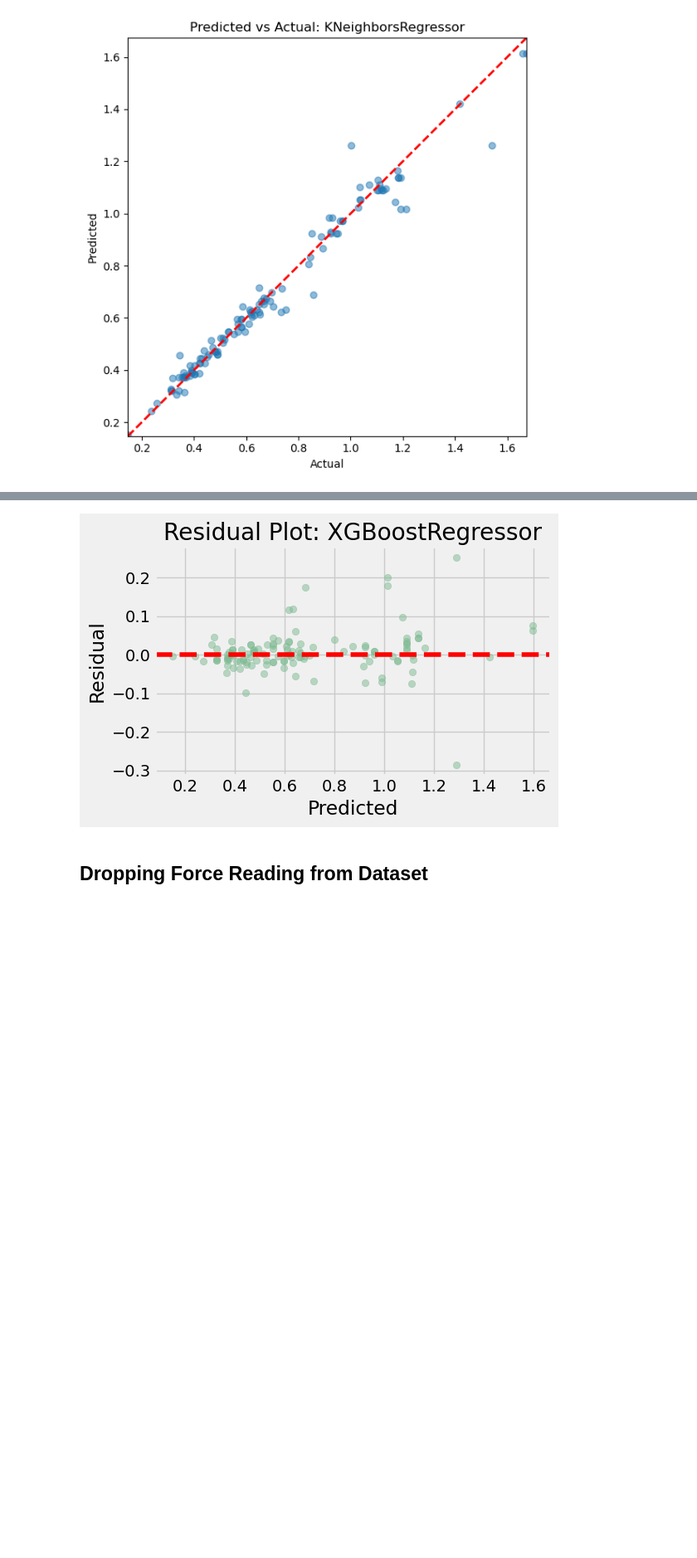
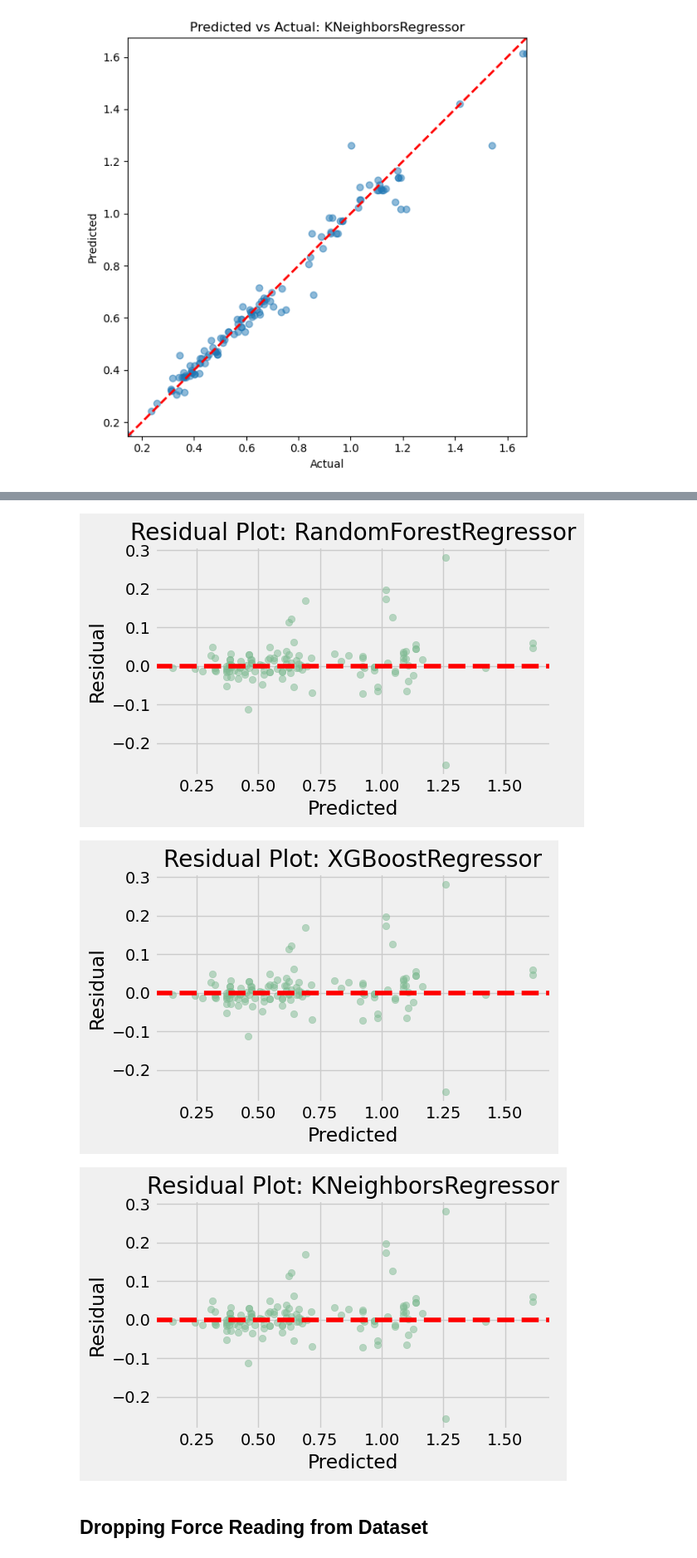
Before and after one commit to BraynerSantos/Surface_Roughness, a Jupyter notebook: notebook/Surface_Roughness.ipynb, the cells around one changed output, grey strips where cells are left out. Shown at 83% size. Saved outputs shown, nothing was run; the diff lists cells and outputs as text; code cells hidden in the pictures; blank space fills up the shorter version.

```diff
--- a/notebook/Surface_Roughness.ipynb
+++ b/notebook/Surface_Roughness.ipynb
@@ -674,17 +680,20 @@ Image(filename='residuals.png', width=500)
 # %% [output]
 [figure]
 # %%
-residuals = y_test - y_pred
-plt.figure(figsize=(6, 4))
-plt.scatter(y_pred, residuals, alpha=0.5)
-plt.axhline(0, color='r', linestyle='--')
-plt.xlabel("Predicted")
-plt.ylabel("Residual")
-plt.title(f"Residual Plot: {name}")
-plt.tight_layout()
-plt.show()
+for name, model in models.items():
+    residuals = y_test - y_pred
+    plt.figure(figsize=(6, 4))
+    plt.scatter(y_pred, residuals, alpha=0.5)
+    plt.axhline(0, color='r', linestyle='--')
+    plt.xlabel("Predicted")
+    plt.ylabel("Residual")
+    plt.title(f"Residual Plot: {name}")
+    plt.tight_layout()
+    plt.show()
 # %% [output]
-[figure, old version]
+[figure, new version]
+[figure, added]
+[figure, added]
 # %% [markdown]
 ## Dropping Force Reading from Dataset
 # %%
```
Also changed, not shown: parts of 3 cells of this notebook, 1 other file.
